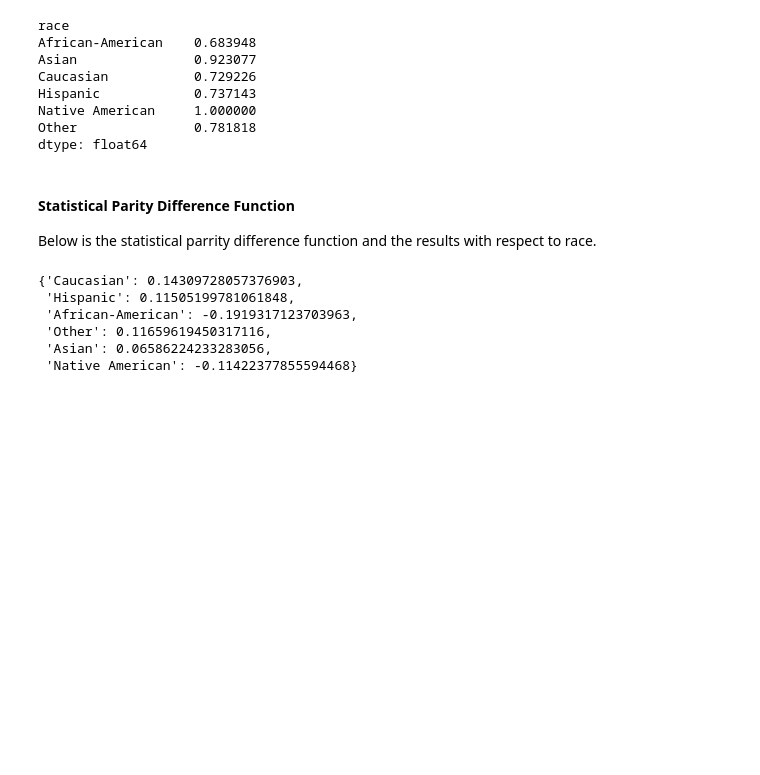
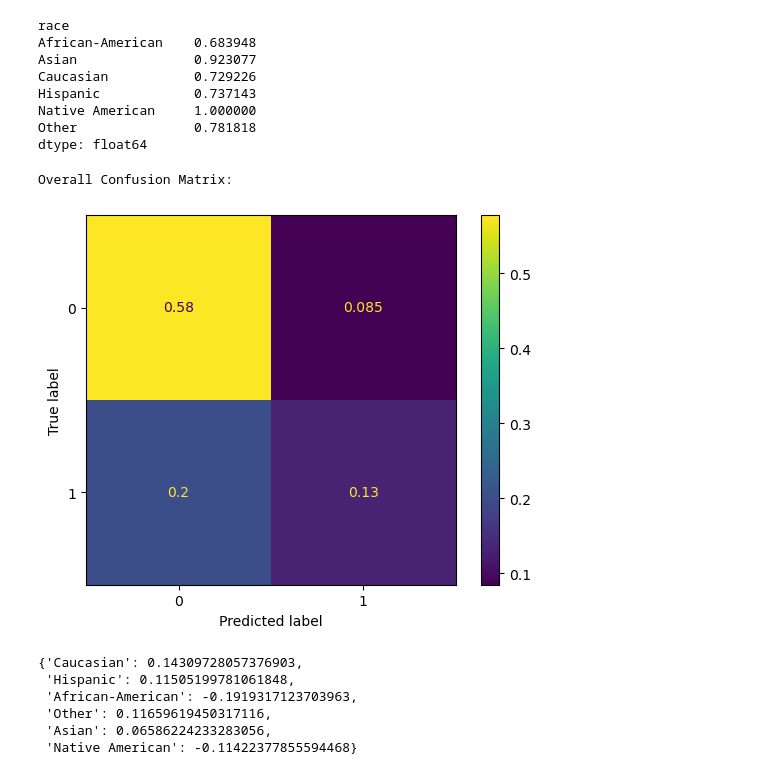
Before and after one commit to 474benchen/bias_aware_gridsearchCV, a Jupyter notebook: recidivism_example/compas_eda.ipynb, the cells around one changed output. Drawn from its saved outputs; the diff is of its cells as text; code cells hidden in the pictures; blank space fills up the shorter version.

```diff
--- a/recidivism_example/compas_eda.ipynb
+++ b/recidivism_example/compas_eda.ipynb
@@ -181,6 +189,3 @@ Hispanic            0.737143
 Native American     1.000000
 Other               0.781818
 dtype: float64
-# %% [markdown]
-#### Statistical Parity Difference Function
-Below is the statistical parrity difference function and the results with respect to race.
@@ -205 +192,10 @@ def statistical_parity_difference(dataset, protected_attribute, prediction_var,
+# %%
+cm = confusion_matrix(test['is_recid'], test['pred'], labels=model.classes_)
+disp = ConfusionMatrixDisplay(confusion_matrix=(cm/test.shape[0]), display_labels=model.classes_)
+disp.plot()
+print('Overall Confusion Matrix:')
+plt.show()
+# %% [output]
+Overall Confusion Matrix:
+[figure, added]
 # %%
```
Also changed, not shown: parts of 3 cells of this notebook.
